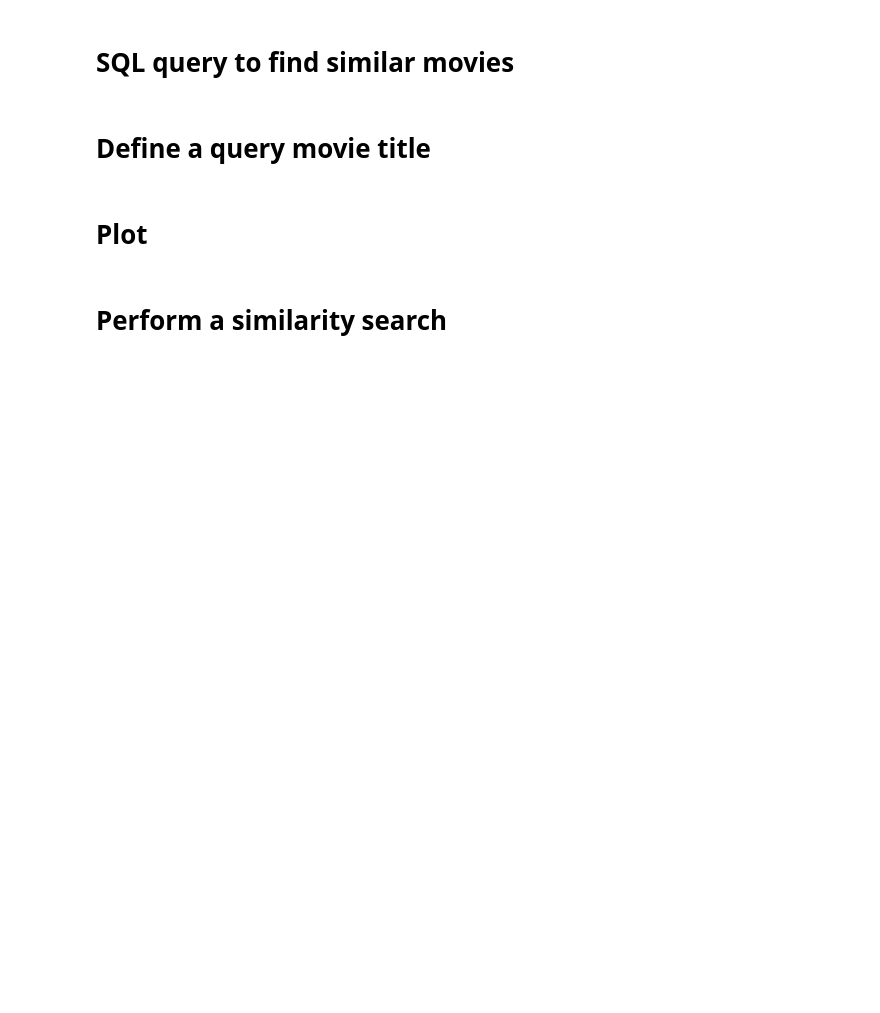
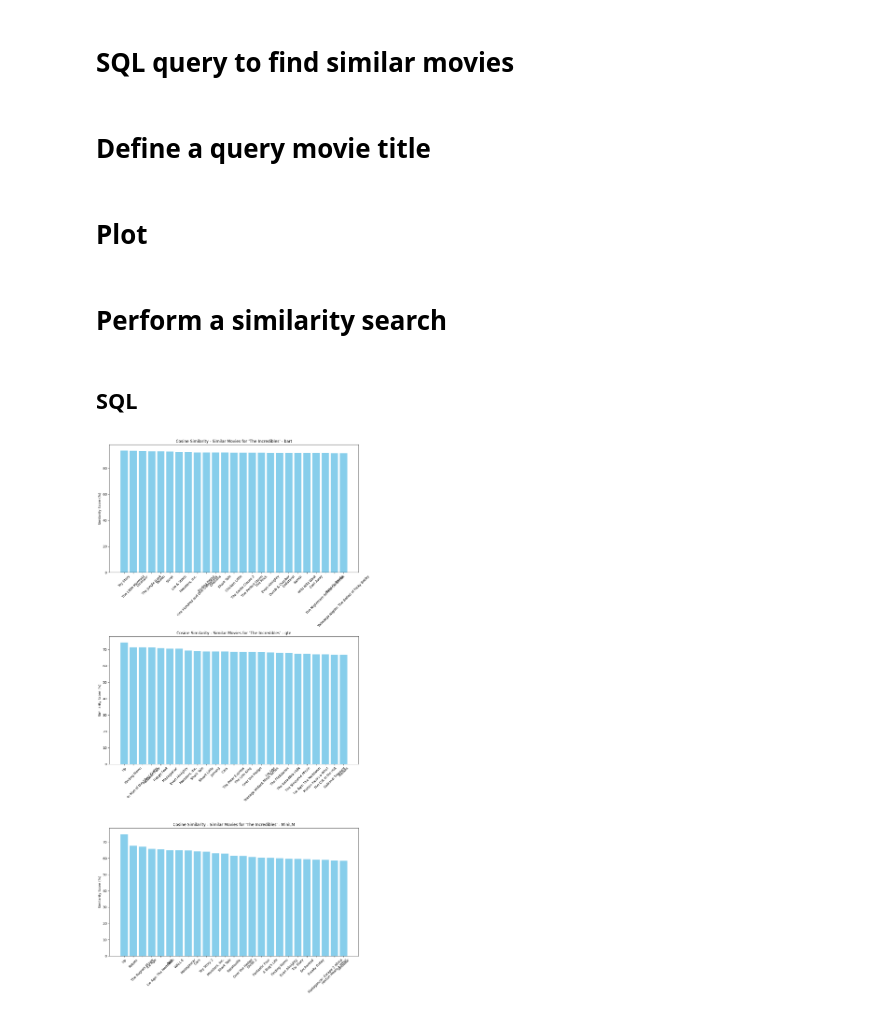
Before and after one commit to AlgoETS/SimilityVectorEmbedding, a Jupyter notebook: pgvector.ipynb, the cells around one changed output. Drawn from its saved outputs; the diff is of its cells as text; code cells hidden in the pictures; blank space fills up the shorter version.

```diff
--- a/pgvector.ipynb
+++ b/pgvector.ipynb
@@ -246,7 +312,7 @@ def find_similar_movies(title, threshold=0.5, return_n=25, distance_function='co
 # %% [markdown]
 # SQL query to find similar movies
 # %%
-def find_similar_movies_sql(title, threshold=0.1, return_n=10, distance_function='<->'):
+def find_similar_movies_sql(title, threshold=0.1, return_n=10, distance_function='<->', embedding_type='bart'):
     allowed_functions = ['<->', '<#>', '<=>', '<+>']  # L2, negative inner product, cosine, L1
     if distance_function not in allowed_functions:
         print("Unsupported distance function.")
@@ -254,7 +320,7 @@ def find_similar_movies_sql(title, threshold=0.1, return_n=10, distance_function
 
     try:
         cur.execute(f"""
-            SELECT title, embedding, embedding {distance_function} (SELECT embedding FROM movies WHERE title = %s) AS distance
+            SELECT title, embedding_{embedding_type}, embedding_{embedding_type} {distance_function} (SELECT embedding_{embedding_type} FROM movies WHERE title = %s) AS distance
             FROM movies
             WHERE title != %s
             ORDER BY distance
@@ -292,9 +358,30 @@ def plot_similar_movies(similar_movies, title):
 
     plt.tight_layout()
     plt.show()
+# %%
+def plot_compare_similar_movies_embedding(similar_movies_array, title):
+    # Prepare data multiple plot for different embeddings
+    fig, ax = plt.subplots(3, 1, figsize=(12, 24))
+    for i, similar_movies in enumerate(similar_movies_array):
+        titles, similarities = zip(*similar_movies)
+        similarities = [round(sim * 100, 3) for sim in similarities]  # Convert to percentage and round off
+
+        # Create a vertical bar chart
+        bars = ax[i].bar(titles, similarities, color='skyblue')
+        ax[i].set_ylabel('Similarity Score (%)')
+        ax[i].set_title(f"{title} - Similar Movies for '{query_movie_title}' - {list(models.keys())[i]}")
+        ax[i].tick_params(axis='x', rotation=45, labelsize=10)
+    plt.tight_layout()
+    plt.show()
 # %% [markdown]
 # Perform a similarity search
+# %% [markdown]
+## SQL
 # %%
 # For cosine similarity
-similar_movies = find_similar_movies_sql(query_movie_title, threshold=0.9, return_n=10, distance_function='<=>')
-plot_similar_movies(similar_movies, 'Cosine Similarity')
+similar_movies_bart = find_similar_movies_sql(query_movie_title, threshold=0, return_n=25, distance_function='<=>', embedding_type='bart')
+similar_movies_gte = find_similar_movies_sql(query_movie_title, threshold=0, return_n=25, distance_function='<=>', embedding_type='gte')
+similar_movies_MiniLM = find_similar_movies_sql(query_movie_title, threshold=0, return_n=25, distance_function='<=>', embedding_type='MiniLM')
+plot_compare_similar_movies_embedding([similar_movies_bart, similar_movies_gte, similar_movies_MiniLM], 'Cosine Similarity')
+# %% [output]
+[figure, added]
```
Also changed, not shown: parts of 19 cells of this notebook.
